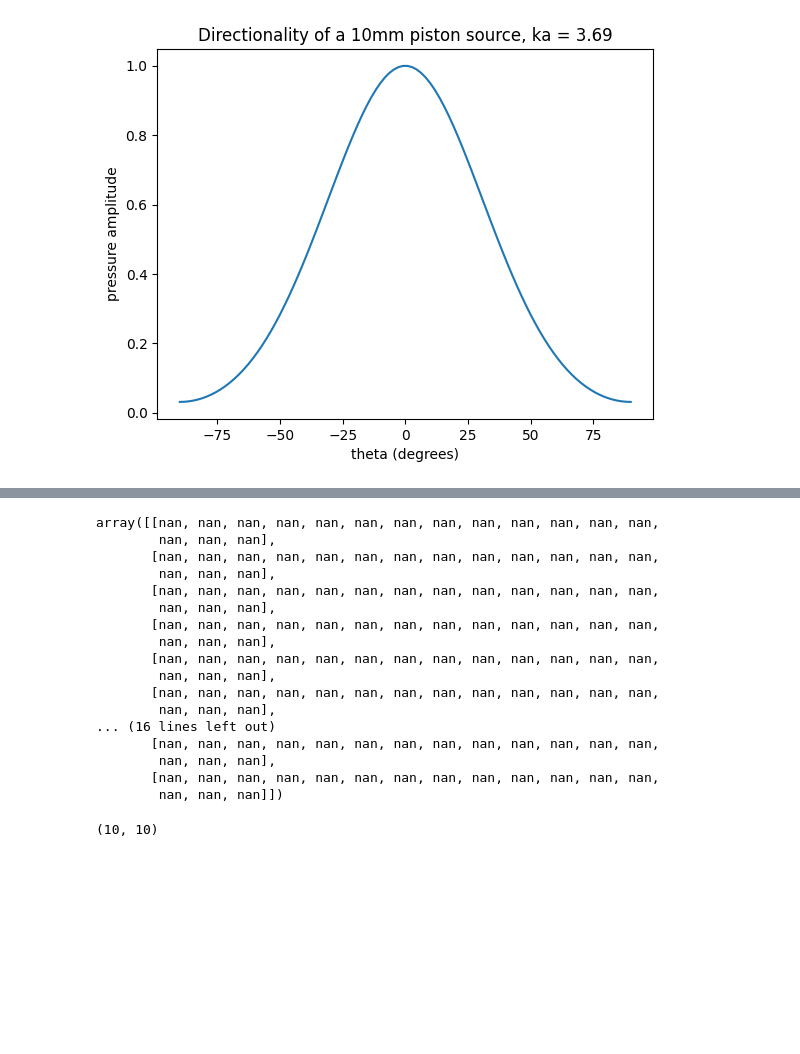
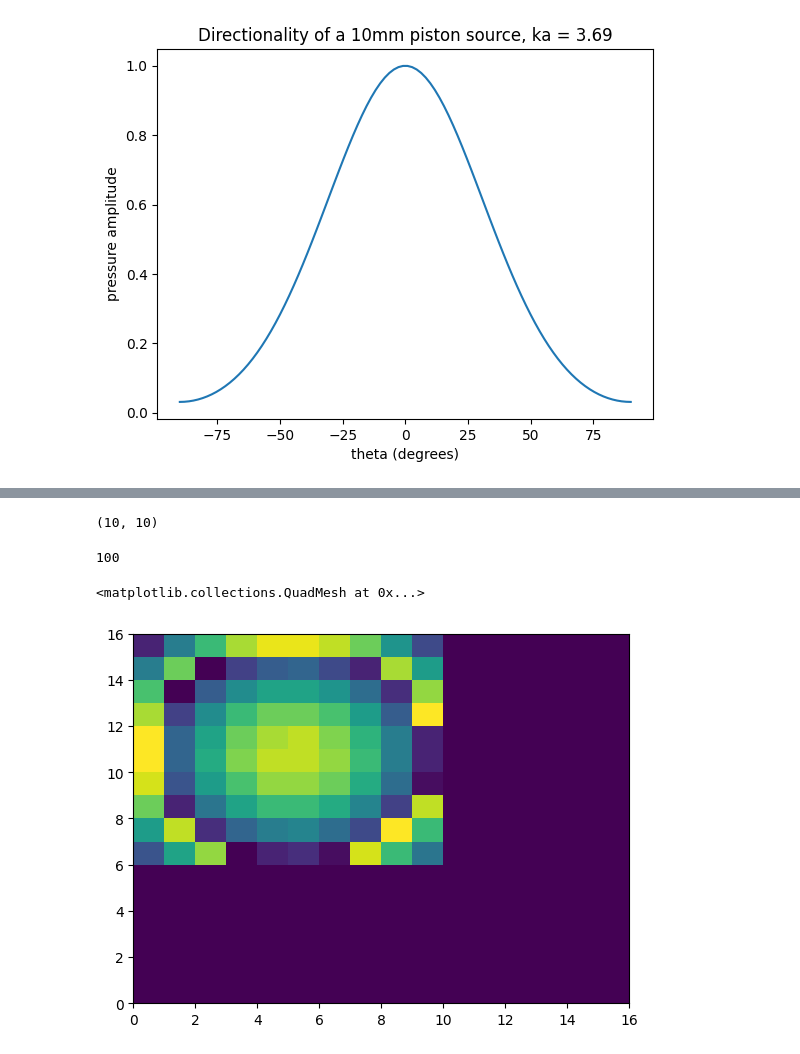
Before and after one commit to ultrasonic-homies/ultrasonic-holography, a Jupyter notebook: acoustic_sim/notebooks/hat.ipynb, the cells around one changed output, grey strips where cells are left out. Drawn from its saved outputs; the diff is of its cells as text; code cells hidden in the pictures; blank space fills up the shorter version.

```diff
--- a/acoustic_sim/notebooks/hat.ipynb
+++ b/acoustic_sim/notebooks/hat.ipynb
@@ -180,24 +180,9 @@ array([  0.,   0.,   0.,   0.,   0.,   0.,   0.,   0.,   0.,   0.,   0.,
-# %%
-np.full([16, 16], np.NaN)
-# %% [output]
-array([[nan, nan, nan, nan, nan, nan, nan, nan, nan, nan, nan, nan, nan,
-        nan, nan, nan],
-       [nan, nan, nan, nan, nan, nan, nan, nan, nan, nan, nan, nan, nan,
-        nan, nan, nan],
-       [nan, nan, nan, nan, nan, nan, nan, nan, nan, nan, nan, nan, nan,
-        nan, nan, nan],
-       [nan, nan, nan, nan, nan, nan, nan, nan, nan, nan, nan, nan, nan,
-        nan, nan, nan],
-       [nan, nan, nan, nan, nan, nan, nan, nan, nan, nan, nan, nan, nan,
-        nan, nan, nan],
-       [nan, nan, nan, nan, nan, nan, nan, nan, nan, nan, nan, nan, nan,
-        nan, nan, nan],
-... (16 lines left out)
-       [nan, nan, nan, nan, nan, nan, nan, nan, nan, nan, nan, nan, nan,
-        nan, nan, nan],
-       [nan, nan, nan, nan, nan, nan, nan, nan, nan, nan, nan, nan, nan,
-        nan, nan, nan]])
 # %%
 phases.shape
 # %% [output]
 (10, 10)
+# %%
+on = b'\xc0\x00\x00\x00\x00\x00\x00\x00\x00\x00\x00\x00\x00\x00\x00\x00\x00\x00\x00\x00\x00\x00\x00\x00\x00\x03\x08\x02\x02\x01\x00\x08\x06\x00\x03\x04\x04\x04\x03\x06\x05\x02\x04\x03\x1f\x1f\x04\x08\x01\x05\x06\x06\x01\x01\x00\t\x01\x02\x06\x01\x04\x08\x01\x07\x05\x00\x00\x00\x00\x00\x00\x00\x00\x00\x00\x00\x00\x00\x00\x00\x00\x00\x00\x00\x00\x00\x00\x00\x00\x01\x02\x06\x04\x05\x06\x07\x06\x02\x02\x05\x1e\x03\x04\x02\x05\x1e\x06\x04\x02\x04\x00\x05\x04\x1f\x03\x03\x04\x00\x1f\x01\x05\x04\x04\x00\x07\x03\x05\x06\x00\x00\x00\x00\x00\x00\x00\x00\x00\x00\x00\x00\x00\x00\x00\x00\x00\x00\x00\x00\x00\x00\x00\x00\x00\x05\x00\x00\x07\x07\x00\x00\t\x07\x00\x00\x06\x03\x00\x00\x03\x02\x00\x00\x08\x06\x00\x00\x03\x01\x00\x00\x04\x03\x00\x00\x06\x02\x00\x00\x04\x03\x00\x00\x05\x00\x00\x00\x00\x00\x00\x00\x00\x00\x00\x00\x00\x00\x00\x00\x00\x00\x00\x00\x00\x00\x00\x00\x00\x00\x00\x00\x00\x00\x00\x00\x00\x00\x00\x00\x00\x00\x00\x00\x00\x00\x00\x00\x00\x00\x00\x00\x00\x00\x00\x00\x00\x00\x00\x00\x00\x00\x00\x00\x00\x00\x00\x00\x00\xfd'
+on = b'\xC0\x00\x00\x00\x00\x00\x00\x00\x00\x00\x00\x00\x00\x00\x00\x00\x00\x00\x00\x00\x00\x00\x00\x00\x00\x08\x1A\x00\x1C\x11\x0A\x04\x12\x18\x0C\x12\x08\x1D\x16\x11\x03\x1F\x13\x19\x0A\x1F\x18\x12\x0A\x1B\x0F\x15\x00\x16\x0F\x09\x06\x0D\x00\x06\x0D\x03\x1B\x15\x18\x00\x00\x00\x00\x00\x00\x00\x00\x00\x00\x00\x00\x00\x00\x00\x00\x00\x00\x00\x00\x00\x00\x00\x00\x03\x01\x1D\x0E\x0D\x07\x0B\x04\x15\x13\x0E\x1A\x1A\x13\x18\x15\x1C\x1A\x15\x1C\x1B\x14\x19\x1C\x18\x16\x11\x12\x12\x0B\x10\x18\x09\x07\x03\x1E\x1E\x18\x1C\x0A\x00\x00\x00\x00\x00\x00\x00\x00\x00\x00\x00\x00\x00\x00\x00\x00\x00\x00\x00\x00\x00\x00\x00\x00\x15\x00\x00\x15\x1F\x00\x00\x0C\x06\x00\x00\x01\x0B\x00\x00\x1C\x0D\x00\x00\x03\x0D\x00\x00\x03\x09\x00\x00\x1A\x04\x00\x00\x1F\x1B\x00\x00\x07\x10\x00\x00\x11\x00\x00\x00\x00\x00\x00\x00\x00\x00\x00\x00\x00\x00\x00\x00\x00\x00\x00\x00\x00\x00\x00\x00\x00\x00\x00\x00\x00\x00\x00\x00\x00\x00\x00\x00\x00\x00\x00\x00\x00\x00\x00\x00\x00\x00\x00\x00\x00\x00\x00\x00\x00\x00\x00\x00\x00\x00\x00\x00\x00\x00\x00\x00\x00\xfd'
+# %%
+real_data = np.frombuffer(on[1:-1], dtype=np.uint8)
@@ -203,0 +199,9 @@ phases.shape
+# %%
+np.sum((real_data + dataToSend) > 0)
+# %% [output]
+100
+# %%
+plt.pcolormesh(real_data[EMITTERS_ORDER].reshape([16, 16]))
+# %% [output]
+<matplotlib.collections.QuadMesh at 0x...>
+[figure, added]
```
Also changed, not shown: parts of 6 cells of this notebook, 2 other files.
